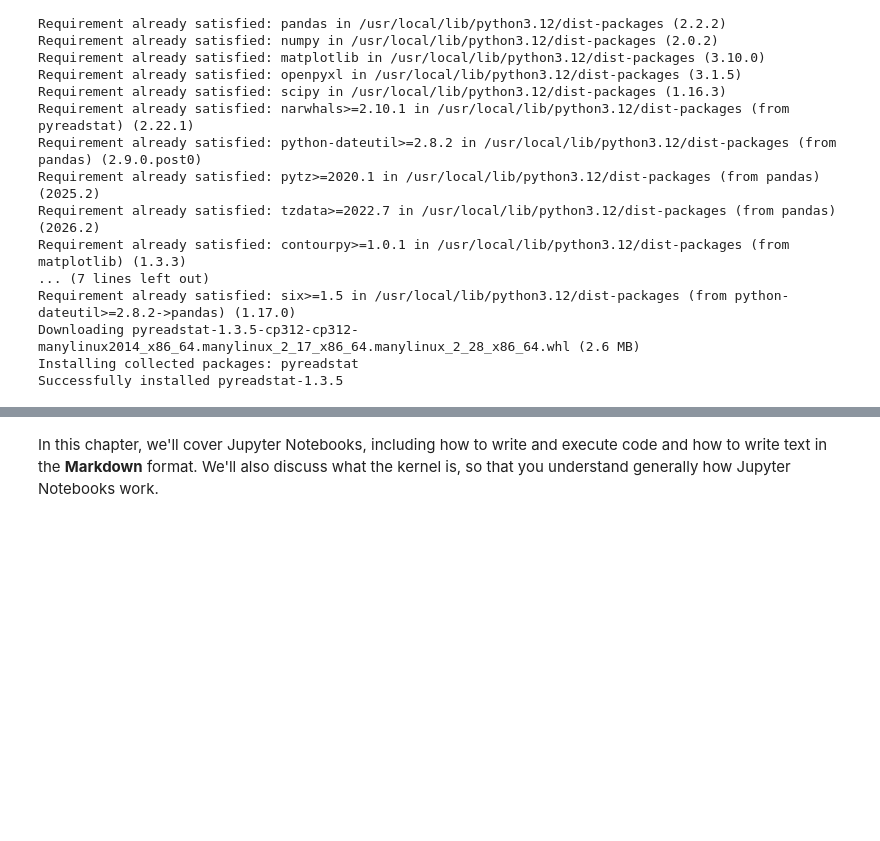
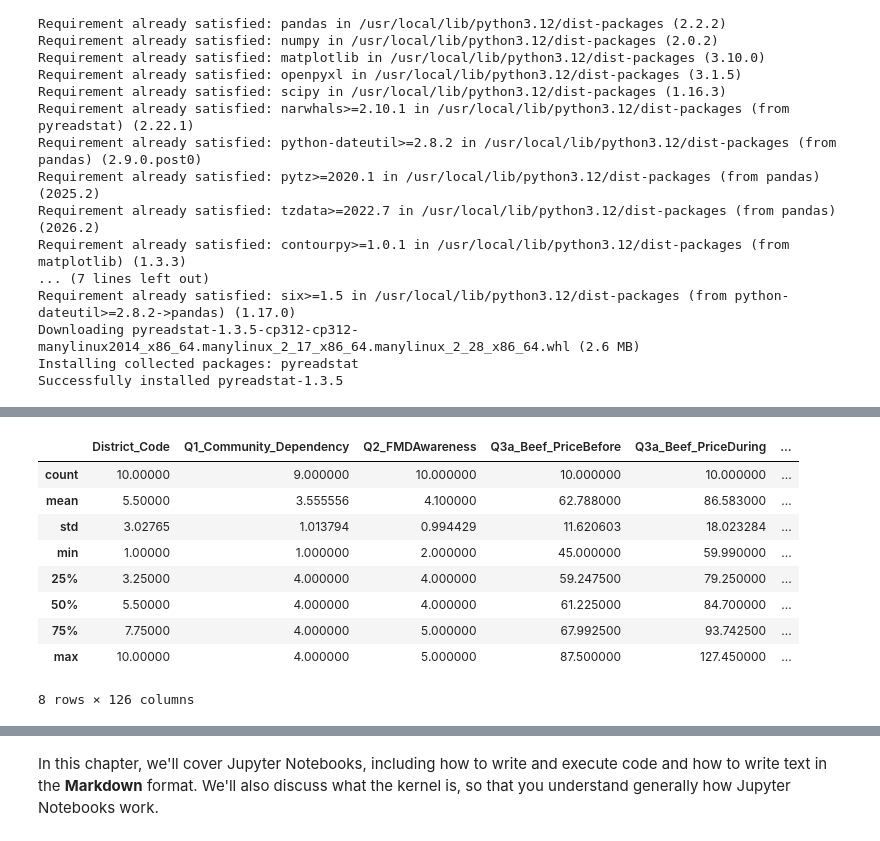
Before and after one commit to TsholoMolefe/CovidPortfolioProject, a Jupyter notebook: content/02-getting-started/jupyter_notebooks.ipynb, the cells around one changed output, grey strips where cells are left out. Cells and saved outputs as stored; diff of their text form; code cells hidden in the pictures; blank space fills up the shorter version.

```diff
--- a/content/02-getting-started/jupyter_notebooks.ipynb
+++ b/content/02-getting-started/jupyter_notebooks.ipynb
@@ -29,3 +29,5 @@ import pyreadstat
 import matplotlib.pyplot as plt
 
 plt.rcParams["figure.figsize"] = (10,6)
+# %%
+df, meta = pyreadstat.read_sav("Social Impact Analysis.sav")
@@ -31,0 +68,13 @@ plt.rcParams["figure.figsize"] = (10,6)
+# %%
+df.describe()
+# %% [output]
+|  | District_Code | Q1_Community_Dependency | Q2_FMDAwareness | Q3a_Beef_PriceBefore | Q3a_Beef_PriceDuring | ... |
+| count | 10.00000 | 9.000000 | 10.000000 | 10.000000 | 10.000000 | ... |
+| mean | 5.50000 | 3.555556 | 4.100000 | 62.788000 | 86.583000 | ... |
+| std | 3.02765 | 1.013794 | 0.994429 | 11.620603 | 18.023284 | ... |
+| min | 1.00000 | 1.000000 | 2.000000 | 45.000000 | 59.990000 | ... |
+| 25% | 3.25000 | 4.000000 | 4.000000 | 59.247500 | 79.250000 | ... |
+| 50% | 5.50000 | 4.000000 | 4.000000 | 61.225000 | 84.700000 | ... |
+| 75% | 7.75000 | 4.000000 | 5.000000 | 67.992500 | 93.742500 | ... |
+| max | 10.00000 | 4.000000 | 5.000000 | 87.500000 | 127.450000 | ... |
+8 rows × 126 columns
```
Also changed, not shown: parts of 12 cells of this notebook.
